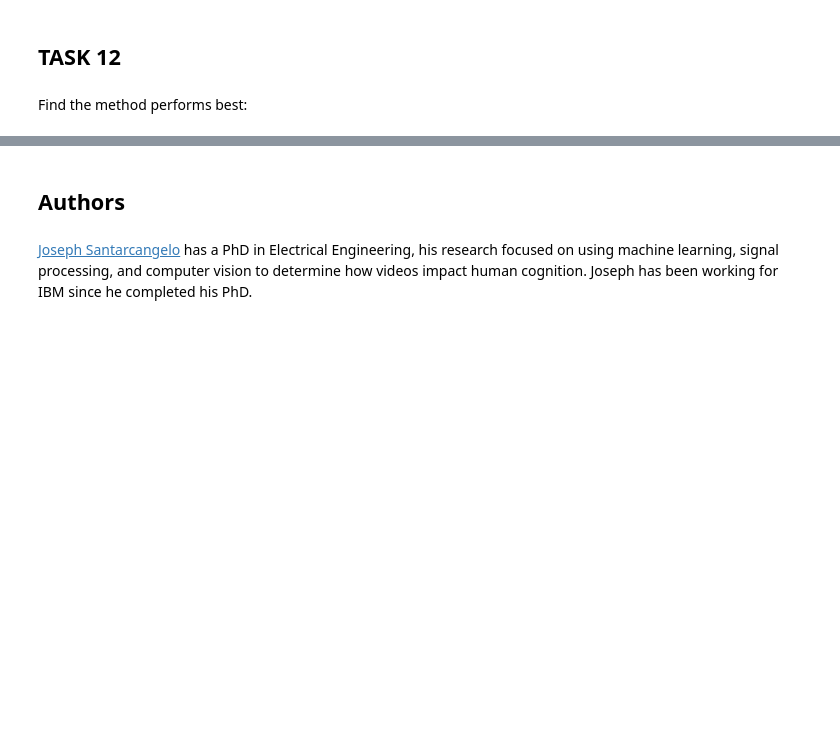
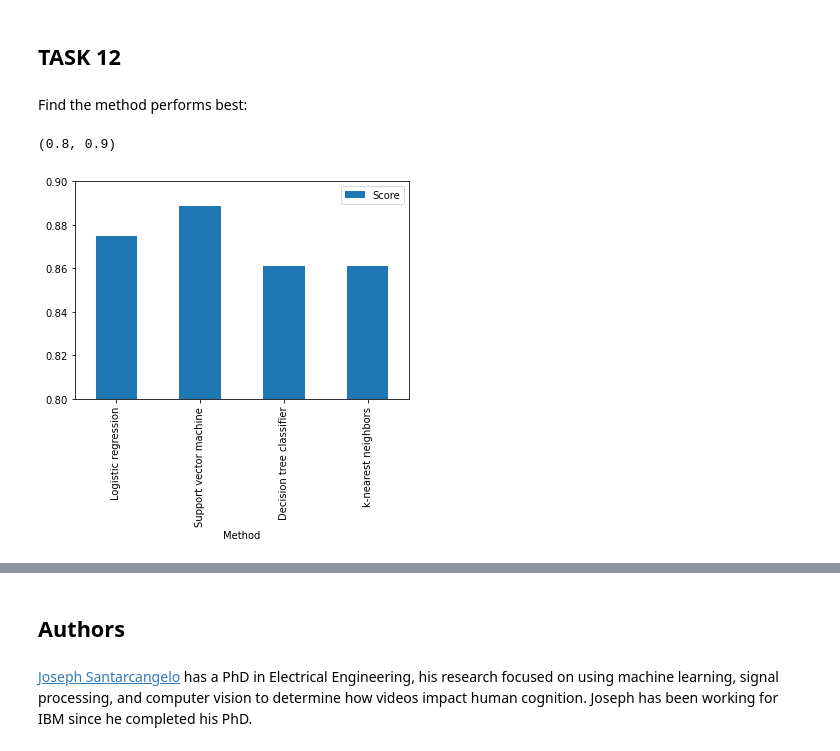
Before and after one commit to mkhayom/Data-Science-Tasks, a Jupyter notebook: W4_SpaceX_Machine Learning Prediction_Part_5.ipynb, the cells around one changed output, grey strips where cells are left out. Drawn from its saved outputs; the diff is of its cells as text; code cells hidden in the pictures; blank space fills up the shorter version.

```diff
--- a/W4_SpaceX_Machine Learning Prediction_Part_5.ipynb
+++ b/W4_SpaceX_Machine Learning Prediction_Part_5.ipynb
@@ -332,6 +332,13 @@ plot_confusion_matrix(Y_test,yhat)
 ## TASK  12
 # %% [markdown]
 Find the method performs best:
+# %%
+df = pd.DataFrame({'Method':['Logistic regression', 'Support vector machine','Decision tree classifier','k-nearest neighbors'],
+                  'Score':[round(lr_s,4), round(svm_s,4), round(tree_s,4), round(knn_s,4)]})
+df.plot(kind='bar', x='Method').set_ylim(0.8,0.9)
+# %% [output]
+(0.8, 0.9)
+[figure, added]
 # %%
 print("""Logistic regression method score: {}\n
 Support vector machine method score: {}\n
```
Also changed, not shown: parts of 5 cells of this notebook.
